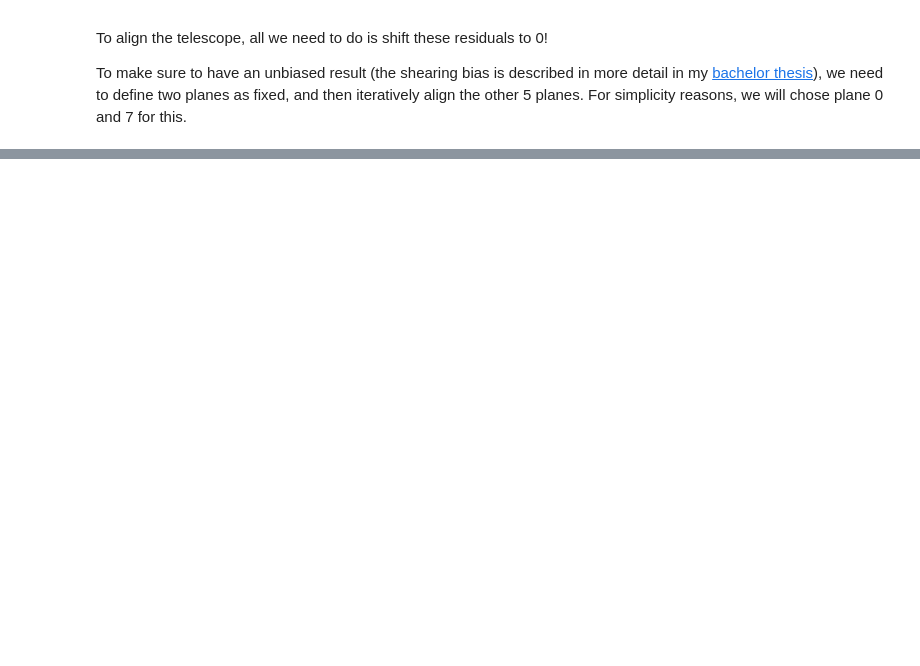
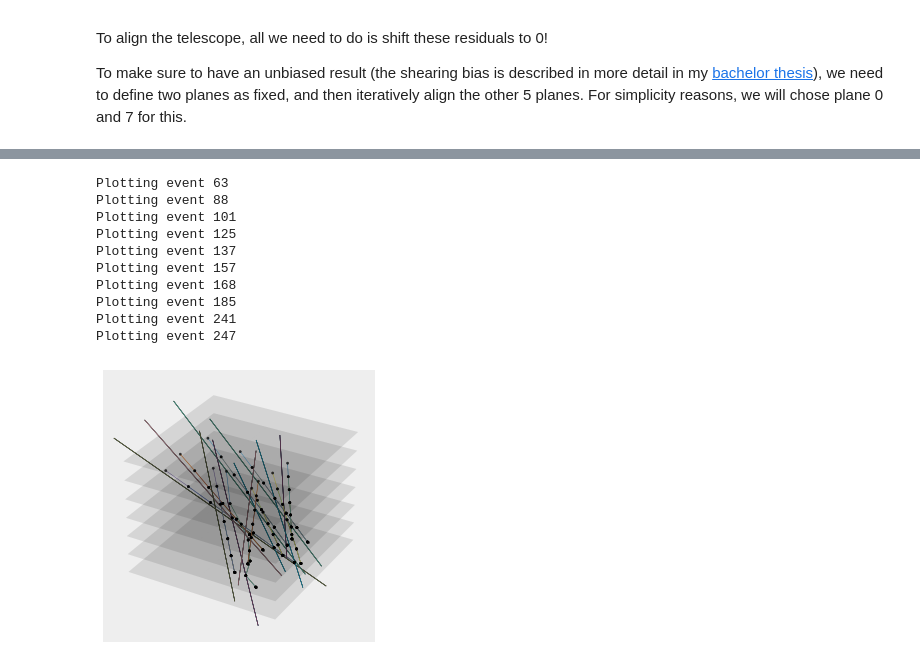
Before and after one commit to DavidSchledewitz/Awesome_Cosmics, a Jupyter notebook: 3_Manual_Analysis/Tutorial.ipynb, the cells around one changed output, grey strips where cells are left out. Saved outputs shown, nothing was run; the diff lists cells and outputs as text; code cells hidden in the pictures; blank space fills up the shorter version.

```diff
--- a/3_Manual_Analysis/Tutorial.ipynb
+++ b/3_Manual_Analysis/Tutorial.ipynb
@@ -863,0 +832,14 @@ plotchi2(6000,np.arange(0,6000,150))
+# %%
+plot(10,True,True,7)
+# %% [output]
+Plotting event 63
+Plotting event 88
+Plotting event 101
+Plotting event 125
+Plotting event 137
+Plotting event 157
+Plotting event 168
+Plotting event 185
+Plotting event 241
+Plotting event 247
+[figure, added]
```
Also changed, not shown: parts of 11 cells of this notebook, 2 other files.
